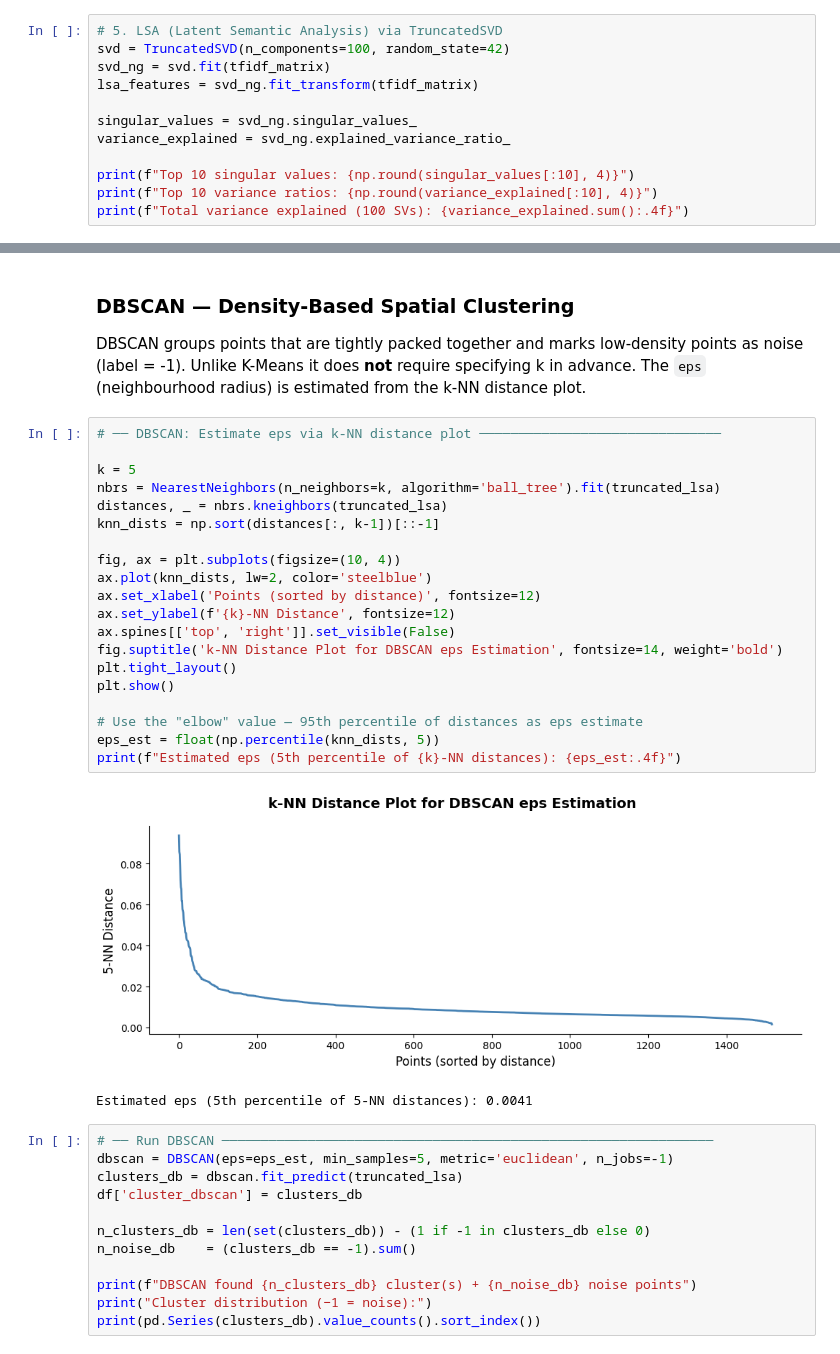
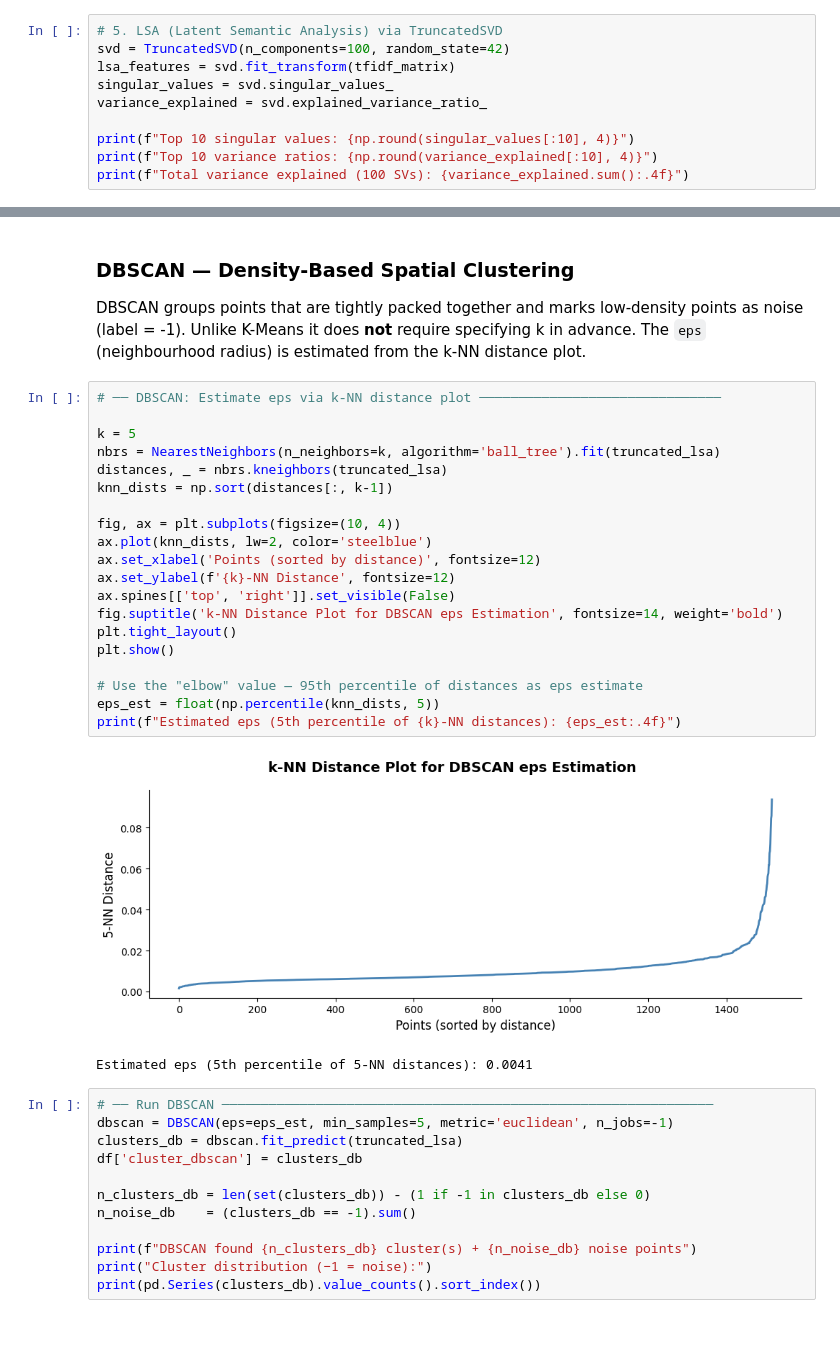
Before and after one commit to TheDetective14/helpful-review-identifier, a Jupyter notebook: data_cleaner.ipynb, the cells around one changed output, grey strips where cells are left out. Drawn from its saved outputs; the diff is of its cells as text.

```diff
--- a/data_cleaner.ipynb
+++ b/data_cleaner.ipynb
@@ -179,11 +179,9 @@ Sparsity: 0.9839
 # %%
 # 5. LSA (Latent Semantic Analysis) via TruncatedSVD
 svd = TruncatedSVD(n_components=100, random_state=42)
-svd_ng = svd.fit(tfidf_matrix)
-lsa_features = svd_ng.fit_transform(tfidf_matrix)
-
-singular_values = svd_ng.singular_values_
-variance_explained = svd_ng.explained_variance_ratio_
+lsa_features = svd.fit_transform(tfidf_matrix)
+singular_values = svd.singular_values_
+variance_explained = svd.explained_variance_ratio_
 
 print(f"Top 10 singular values: {np.round(singular_values[:10], 4)}")
 print(f"Top 10 variance ratios: {np.round(variance_explained[:10], 4)}")
@@ -421,25 +419,25 @@ The `eps` (neighbourhood radius) is estimated from the k-NN distance plot.
 # %%
 # ── DBSCAN: Estimate eps via k-NN distance plot ───────────────────────────────
 
 k = 5
 nbrs = NearestNeighbors(n_neighbors=k, algorithm='ball_tree').fit(truncated_lsa)
 distances, _ = nbrs.kneighbors(truncated_lsa)
-knn_dists = np.sort(distances[:, k-1])[::-1]
+knn_dists = np.sort(distances[:, k-1])
 
 fig, ax = plt.subplots(figsize=(10, 4))
 ax.plot(knn_dists, lw=2, color='steelblue')
 ax.set_xlabel('Points (sorted by distance)', fontsize=12)
 ax.set_ylabel(f'{k}-NN Distance', fontsize=12)
 ax.spines[['top', 'right']].set_visible(False)
 fig.suptitle('k-NN Distance Plot for DBSCAN eps Estimation', fontsize=14, weight='bold')
 plt.tight_layout()
 plt.show()
 
 # Use the "elbow" value — 95th percentile of distances as eps estimate
 eps_est = float(np.percentile(knn_dists, 5))
 print(f"Estimated eps (5th percentile of {k}-NN distances): {eps_est:.4f}")
 # %% [output]
-[figure, old version]
+[figure, new version]
 Estimated eps (5th percentile of 5-NN distances): 0.0041
 # %%
 # ── Run DBSCAN ───────────────────────────────────────────────────────────────
```
Also changed, not shown: parts of 1 cell of this notebook.
